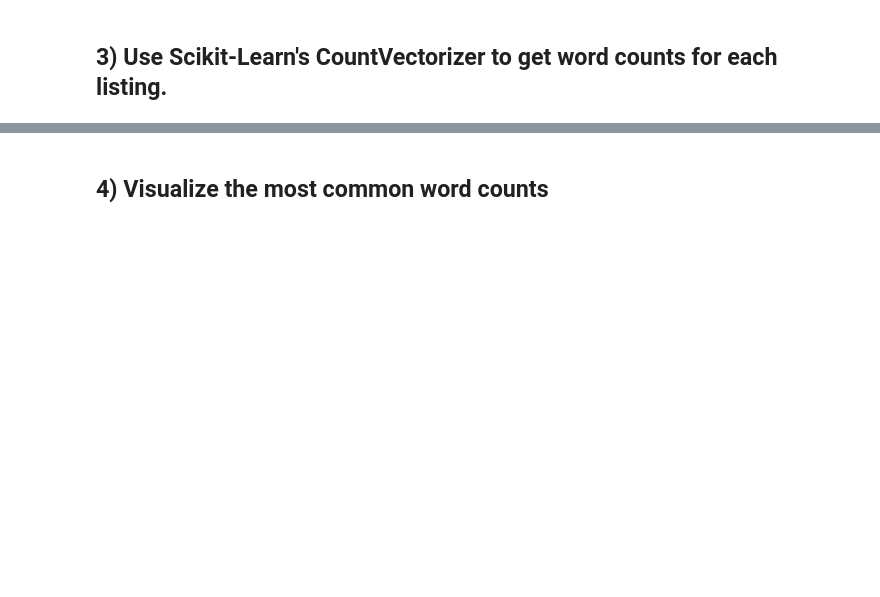
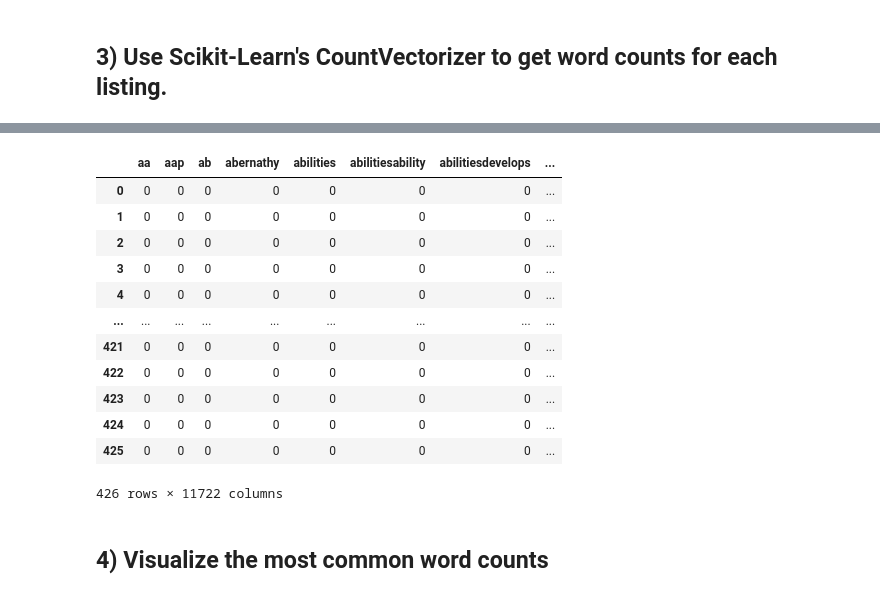
Before and after one commit to pingao2019/DS-Unit-4-Sprint-1-NLP, a Jupyter notebook: LS_DS_412_Vector_Representations_Assignment.ipynb, the cells around one changed output, grey strips where cells are left out. Drawn from its saved outputs; the diff is of its cells as text; code cells hidden in the pictures; blank space fills up the shorter version.

```diff
--- a/LS_DS_412_Vector_Representations_Assignment.ipynb
+++ b/LS_DS_412_Vector_Representations_Assignment.ipynb
@@ -126,2 +200,25 @@ raise Exception("\nThis task is not complete. \nReplace this line with your code
+# %%
+# Try and get rid of some of those numbers
+cols_2drop = []
+for col in dtm.columns:
+    if col.isnumeric():
+        cols_2drop.append(col)
+cols_2drop
+dtm2 = dtm1.drop(columns=cols_2drop)
+dtm2
+# %% [output]
+|  | aa | aap | ab | abernathy | abilities | abilitiesability | abilitiesdevelops | ... |
+| 0 | 0 | 0 | 0 | 0 | 0 | 0 | 0 | ... |
+| 1 | 0 | 0 | 0 | 0 | 0 | 0 | 0 | ... |
+| 2 | 0 | 0 | 0 | 0 | 0 | 0 | 0 | ... |
+| 3 | 0 | 0 | 0 | 0 | 0 | 0 | 0 | ... |
+| 4 | 0 | 0 | 0 | 0 | 0 | 0 | 0 | ... |
+| ... | ... | ... | ... | ... | ... | ... | ... | ... |
+| 421 | 0 | 0 | 0 | 0 | 0 | 0 | 0 | ... |
+| 422 | 0 | 0 | 0 | 0 | 0 | 0 | 0 | ... |
+| 423 | 0 | 0 | 0 | 0 | 0 | 0 | 0 | ... |
+| 424 | 0 | 0 | 0 | 0 | 0 | 0 | 0 | ... |
+| 425 | 0 | 0 | 0 | 0 | 0 | 0 | 0 | ... |
+426 rows × 11722 columns
 # %% [markdown]
 ## 4) Visualize the most common word counts
```
Also changed, not shown: parts of 24 cells of this notebook.
